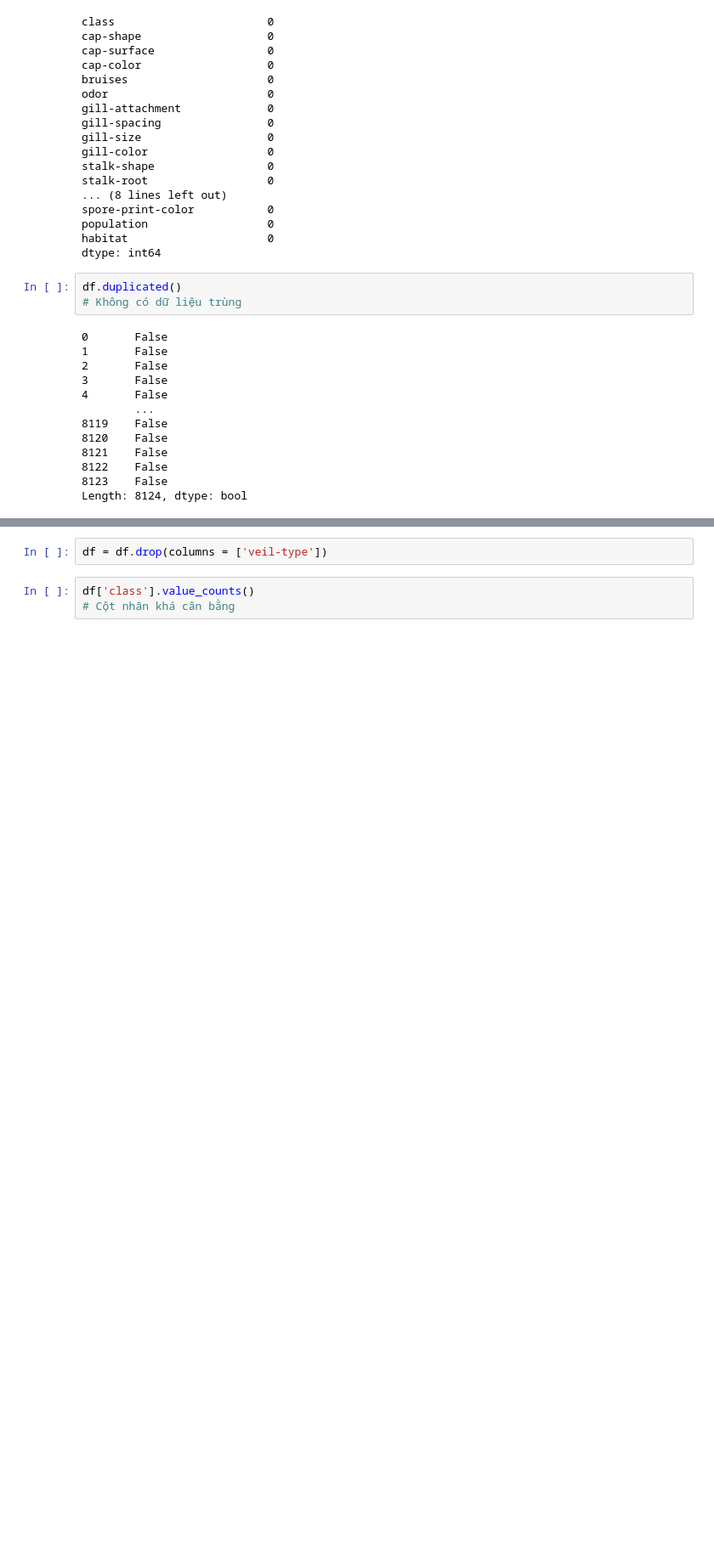
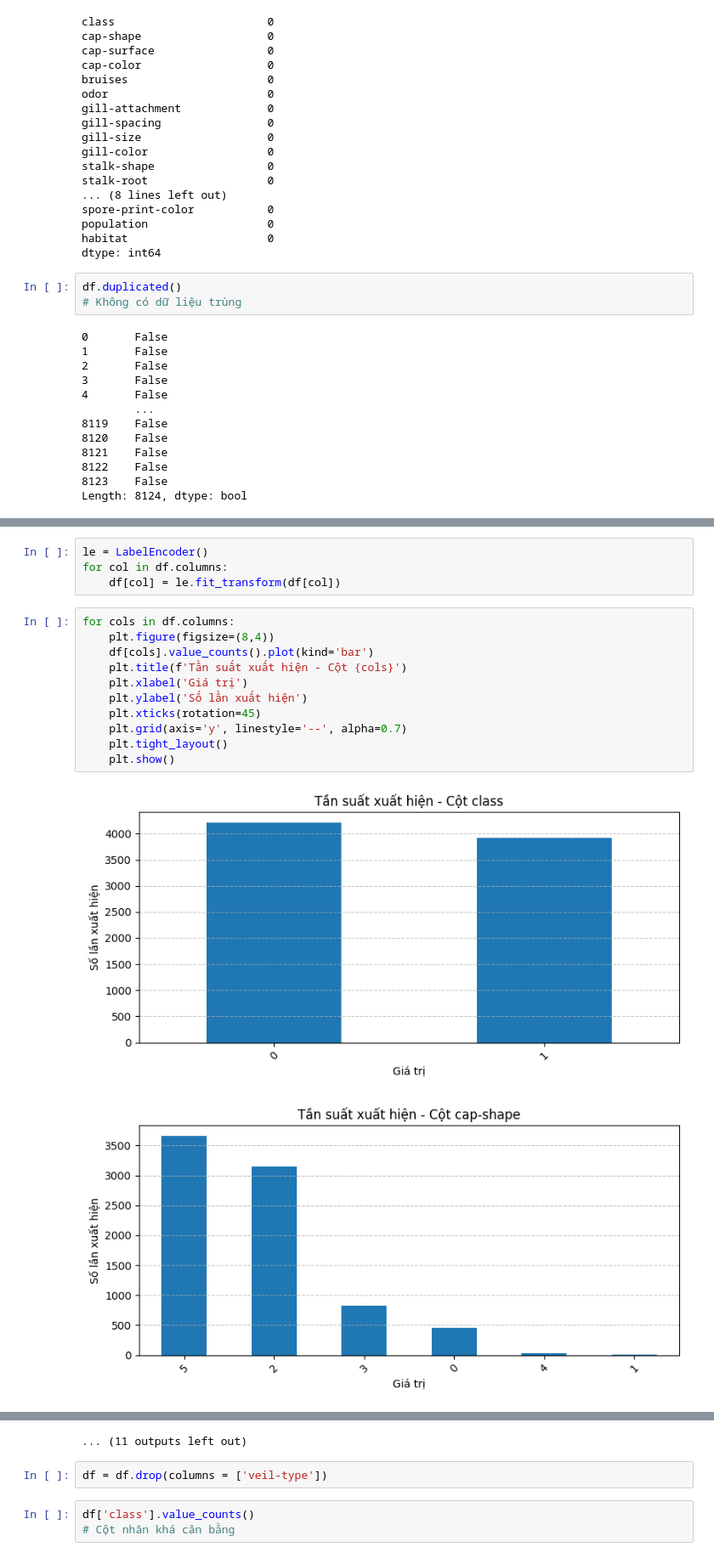
Before and after one commit to A47126/BT-Machine-Learning-Group-7, a Jupyter notebook: mushrooms.ipynb, the cells around one changed output, grey strips where cells are left out. Shown at 85% size. Saved outputs shown, nothing was run; the diff lists cells and outputs as text; blank space fills up the shorter version.

```diff
--- a/mushrooms.ipynb
+++ b/mushrooms.ipynb
@@ -86,3 +90,21 @@ spore-print-color            9
 population                   6
 habitat                      7
 dtype: int64
+# %%
+le = LabelEncoder()
+for col in df.columns:
+    df[col] = le.fit_transform(df[col])
+# %%
+for cols in df.columns:
+    plt.figure(figsize=(8,4))
+    df[cols].value_counts().plot(kind='bar')
+    plt.title(f'Tần suất xuất hiện - Cột {cols}')
+    plt.xlabel('Giá trị')
+    plt.ylabel('Số lần xuất hiện')
+    plt.xticks(rotation=45)
+    plt.grid(axis='y', linestyle='--', alpha=0.7)
+    plt.tight_layout()
+    plt.show()
+# %% [output]
+[figure, added]
+[figure, added]
@@ -89,3 +121,4 @@ dtype: int64
+... (11 outputs left out)
 # %%
 df = df.drop(columns = ['veil-type'])
 # %%
```
Also changed, not shown: parts of 10 cells of this notebook.
